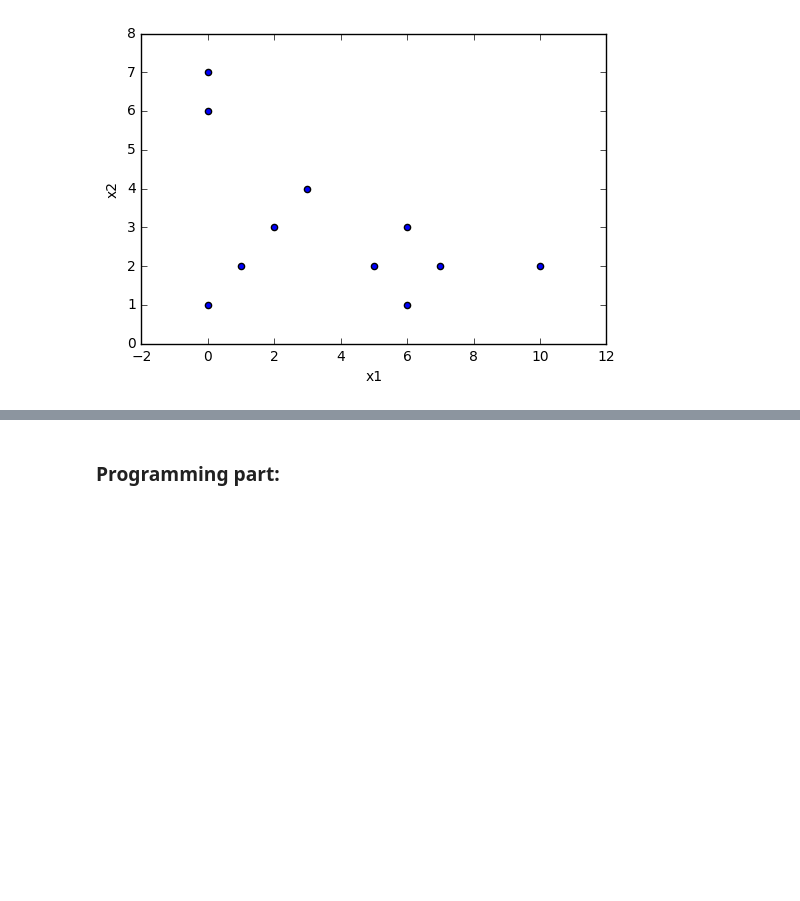
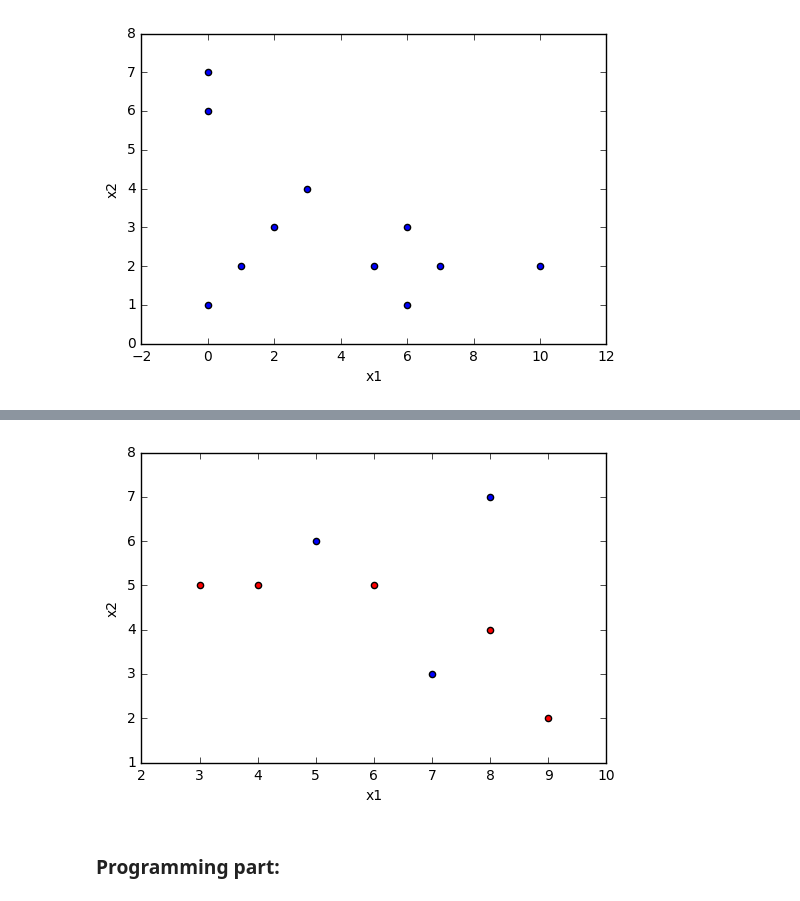
Before and after one commit to mahaalkh/CS6220_DataMining, a Jupyter notebook: Maha_Alkhairy_CS6220_HW4/HW4_V1.ipynb, the cells around one changed output, grey strips where cells are left out. Cells and saved outputs as stored; diff of their text form; code cells hidden in the pictures; blank space fills up the shorter version.

Commit message:
done with q1 and 2 written

```diff
--- a/Maha_Alkhairy_CS6220_HW4/HW4_V1.ipynb
+++ b/Maha_Alkhairy_CS6220_HW4/HW4_V1.ipynb
@@ -39,3 +67,43 @@ plt.show()
+# %%
+# ******  plotting the written part to make sense of data ****
+cluster1 = [[5, 6], [8, 7], [7, 3]]
+cluster2 = [[6, 5], [4, 5], [9, 2], [3, 5], [8, 4]]
+
+# all_data = list(cluster1)
+# all_data.extend(cluster2)
+
+# cluster1_matrix = np.array(cluster1)
+# cluster2_matrix = np.array(cluster2)
+
+# all_data_matrix = np.array(all_data)
+
+
+df = DataFrame(np.array(cluster1), columns = ['x1', 'x2'])
+c1 = df.plot(kind='scatter', x = 'x1', y = 'x2')
+# plt.show()
+
+df1 = DataFrame(np.array(cluster2), columns = ['x1', 'x2'])
+df1.plot(kind='scatter', x = 'x1', y = 'x2', c = ['red'], ax = c1)
+plt.show()
+
+# m1 = np.mean(cluster1_matrix, axis=0)
+# m2 = np.mean(cluster2_matrix, axis=0)
+# m = np.mean(all_data_matrix, axis=0)
+
+# C1_m1 = cluster1_matrix - m1
+# C2_m2 = cluster2_matrix - m2
+
+# S1 = np.dot(C1_m1.T, C1_m1)
+# S2 = np.dot(C2_m2.T, C2_m2)
+# S_W = S1 + S2
+
+# m_1 = np.array([(m1 - m)])
+# m_2 = np.array([(m2 - m)])
+# S_B = np.dot(m_1.T, m_1) * 3 + np.dot(m_2.T, m_2) * 5
+# np.shape(S_B)
+# print(S_B.trace()/ S_W.trace())
+# %% [output]
+[figure, added]
 # %% [markdown]
 ### Programming part:
 # %%
```
Also changed, not shown: parts of 2 cells of this notebook.
